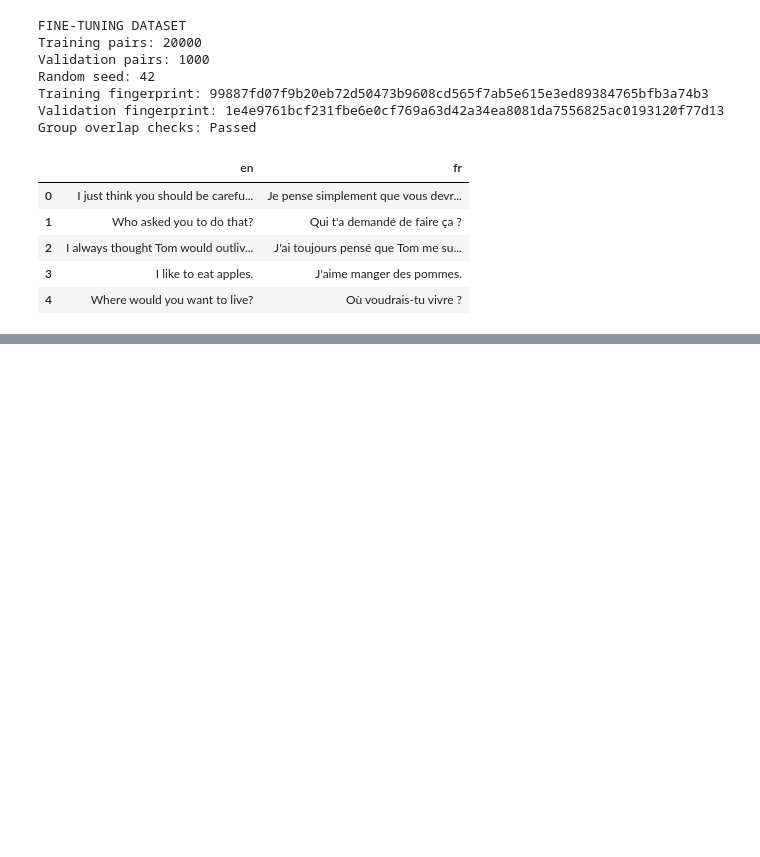
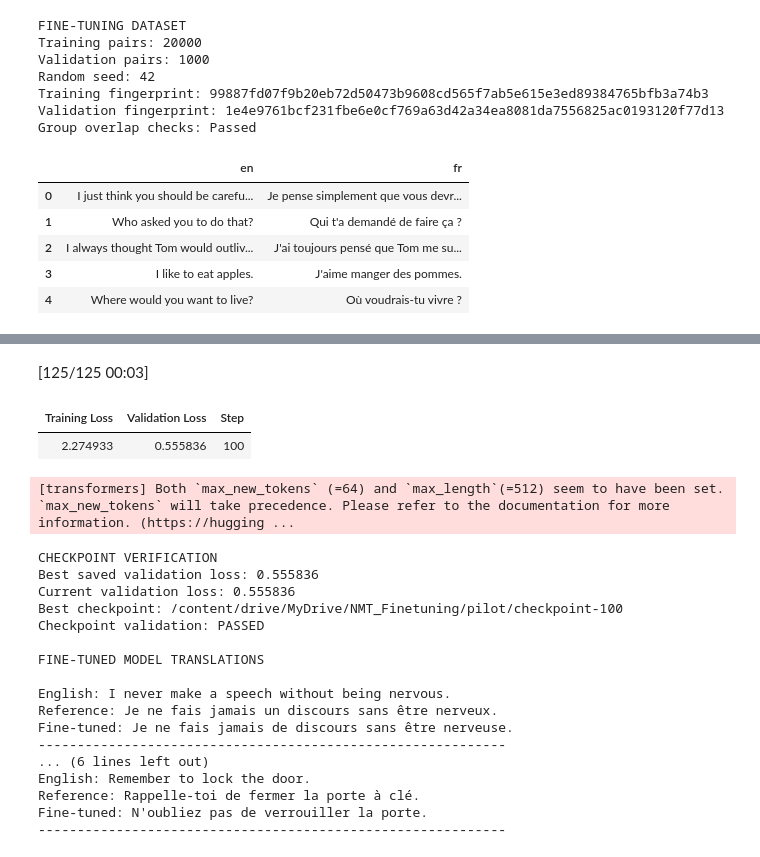
Before and after one commit to MeouchyCharbel/Neural-Machine-Translation, a Jupyter notebook: 03_finetuning.ipynb, the cells around one changed output, grey strips where cells are left out. Cells and saved outputs as stored; diff of their text form; code cells hidden in the pictures; blank space fills up the shorter version.

```diff
--- a/03_finetuning.ipynb
+++ b/03_finetuning.ipynb
@@ -313,0 +640,78 @@ Group overlap checks: Passed
+# %%
+
+import torch
+
+evaluation_metrics = trainer.evaluate()
+
+current_loss = evaluation_metrics["eval_loss"]
+best_loss = trainer.state.best_metric
+
+print("CHECKPOINT VERIFICATION")
+print("Best saved validation loss:", round(best_loss, 6))
+print("Current validation loss:", round(current_loss, 6))
+print("Best checkpoint:", trainer.state.best_model_checkpoint)
+
+if abs(current_loss - best_loss) < 0.05:
+    print("Checkpoint validation: PASSED")
+else:
+    print("Checkpoint validation: NEEDS INVESTIGATION")
+
+model.eval()
+
+sample_english = validation_subset["en"].head(3).tolist()
+sample_french = validation_subset["fr"].head(3).tolist()
+
+inputs = tokenizer(
+    sample_english,
+    return_tensors="pt",
+    padding=True,
+    truncation=True,
+    max_length=64
+).to(device)
+
+with torch.inference_mode():
+    outputs = model.generate(
+        **inputs,
+        num_beams=1,
+        do_sample=False,
+        max_new_tokens=64
+    )
+
+translations = tokenizer.batch_decode(
+    outputs,
+    skip_special_tokens=True
+)
+
+print("\nFINE-TUNED MODEL TRANSLATIONS")
+
+for english, reference, prediction in zip(
+    sample_english,
+    sample_french,
+    translations
+):
+    print("\nEnglish:", english)
+    print("Reference:", reference)
+    print("Fine-tuned:", prediction)
+    print("-" * 60)
+# %% [output]
+[125/125 00:03]
+| Training Loss | Validation Loss | Step |
+| 2.274933 | 0.555836 | 100 |
+[transformers] Both `max_new_tokens` (=64) and `max_length`(=512) seem to have been set. `max_new_tokens` will take precedence. Please refer to the documentation for more information. (https://hugging ...
+CHECKPOINT VERIFICATION
+Best saved validation loss: 0.555836
+Current validation loss: 0.555836
+Best checkpoint: /content/drive/MyDrive/NMT_Finetuning/pilot/checkpoint-100
+Checkpoint validation: PASSED
+
+FINE-TUNED MODEL TRANSLATIONS
+
+English: I never make a speech without being nervous.
+Reference: Je ne fais jamais un discours sans être nerveux.
+Fine-tuned: Je ne fais jamais de discours sans être nerveuse.
+------------------------------------------------------------
+... (6 lines left out)
+English: Remember to lock the door.
+Reference: Rappelle-toi de fermer la porte à clé.
+Fine-tuned: N'oubliez pas de verrouiller la porte.
+------------------------------------------------------------
```
Also changed, not shown: parts of 6 cells of this notebook.
